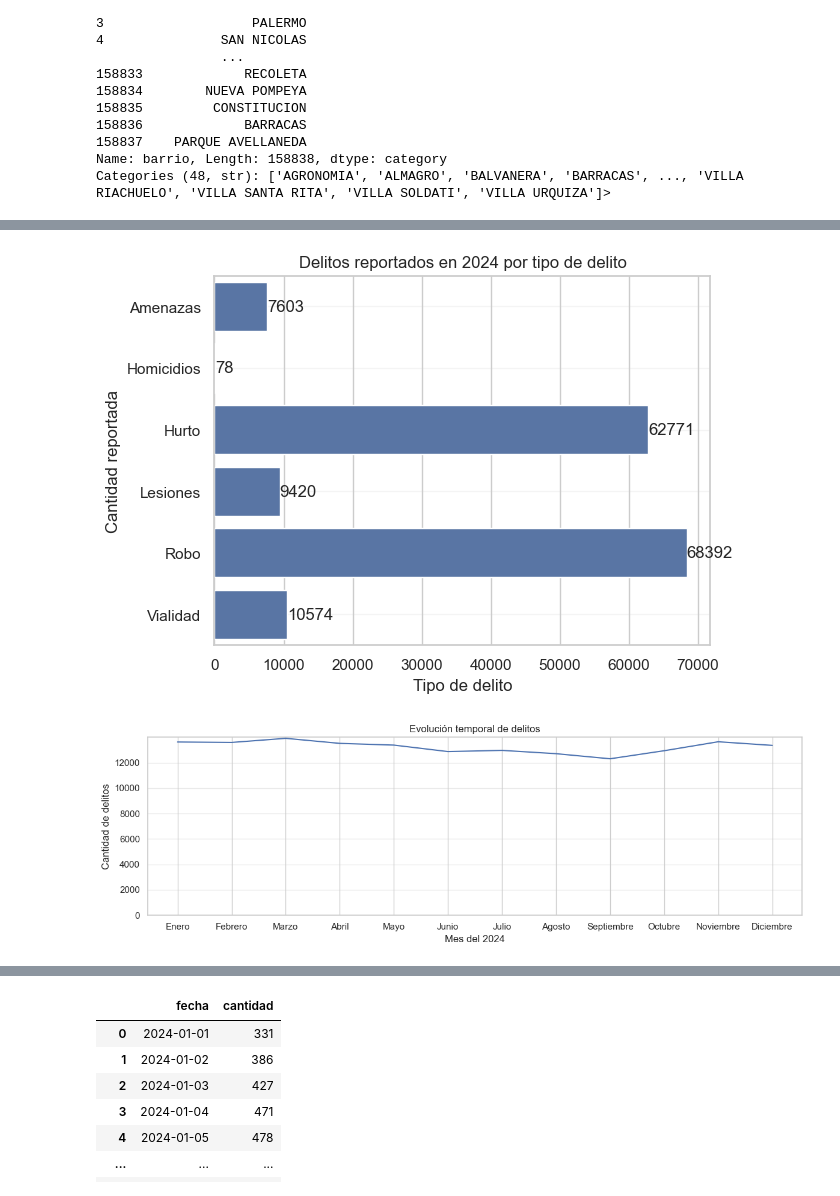
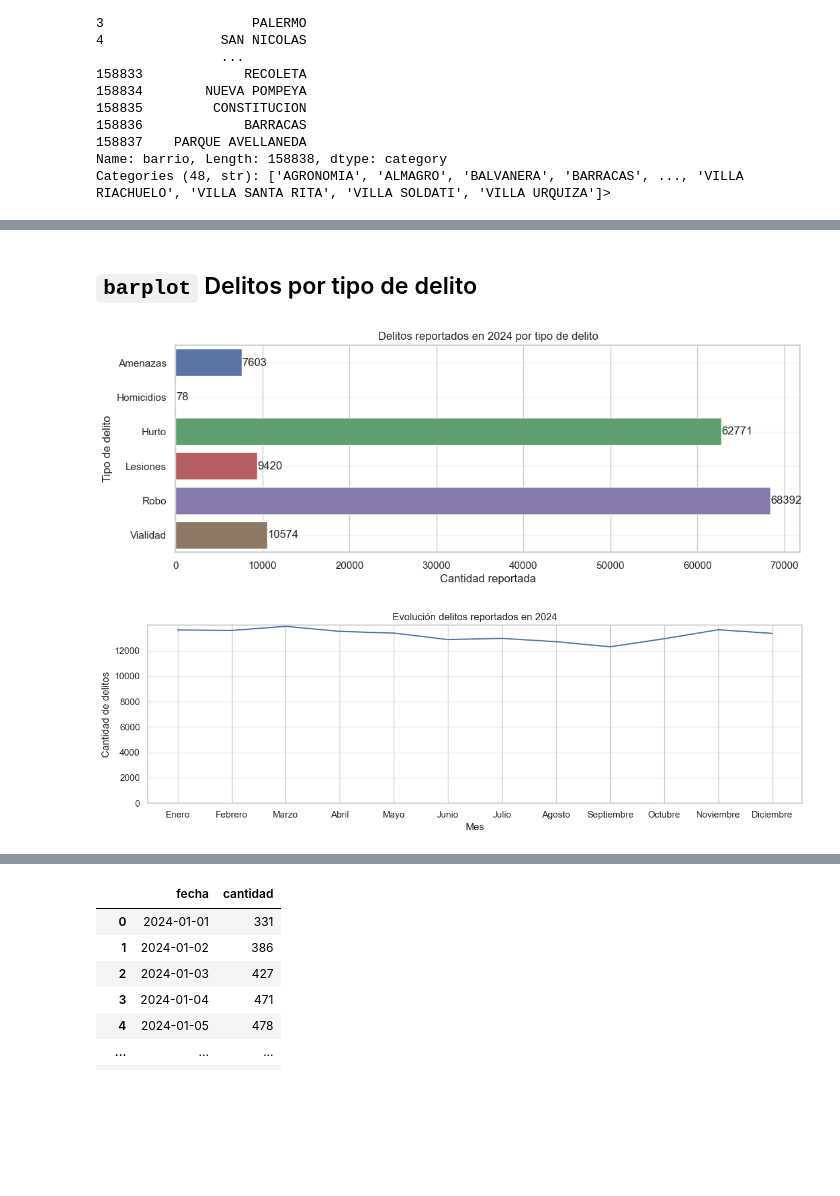
Before and after one commit to matiasobregon/diplo-ia_up_tp1, a Jupyter notebook: tp1_desarrollo.ipynb, the cells around one changed output, grey strips where cells are left out. Drawn from its saved outputs; the diff is of its cells as text; code cells hidden in the pictures; blank space fills up the shorter version.

Commit message:
Cambios en los gráficos

```diff
--- a/tp1_desarrollo.ipynb
+++ b/tp1_desarrollo.ipynb
@@ -48,6 +48,25 @@ def valores_unicos_a_df(df, columna):
     )
     resultado.columns = ['valor', 'cantidad']
     return resultado
+
+def obtener_estacion(fecha):
+    """
+    Devuelve la estación del año en base a la fecha 'fecha'
+    """
+    mes = fecha.month
+    dia = fecha.day
+
+    if (mes == 12 and dia >= 21) or mes in [1, 2] or (mes == 3 and dia <= 20):
+        return 'Verano'
+
+    elif (mes == 3 and dia >= 21) or mes in [4, 5] or (mes == 6 and dia <= 20):
+        return 'Otoño'
+
+    elif (mes == 6 and dia >= 21) or mes in [7, 8] or (mes == 9 and dia <= 20):
+        return 'Invierno'
+
+    else:
+        return 'Primavera'
 # %% [markdown]
 # Exploración de datos (DEA)
 Luego de haber cargado el dataset, hago una inspección geneal del dataframe buscando validar que sea útil para el TP.
@@ -352,0 +380,5 @@ df.sample(n=3)
+# %%
+# Creo columna semana.
+# encontré que 'isocalendar().week me devuelve el valor de la semana'
+df['semana'] = df['fecha'].dt.isocalendar().week
+df['semana'].describe() # min 1, max 52
@@ -352,0 +395,2 @@ df.sample(n=3)
+# %%
+df['estacion'] = df['fecha'].apply(obtener_estacion)
@@ -910,38 +1200,42 @@ plt.show()
+# %% [markdown]
+## `barplot` Delitos por tipo de delito
 # %%
 # Agrupar datos
 delitos_tipo = (
     df.groupby('tipo', observed=True)['cantidad']
     .sum()
     .reset_index()
 )
 
 # Figura
-#plt.figure(figsize=(12, 6))
+plt.figure(figsize=(12, 4))
 
 # Gráfico
 ax = sns.barplot(
     data=delitos_tipo,
     y='tipo',
     x='cantidad',
-    #hue='tipo',
-    #dodge=False,
-    legend=False
+    hue='tipo',
+    dodge=False,
+    #legend=True # no es necesario usar 'legend' en este gráfico
 )
 
 # Títulos y etiquetas
 plt.title('Delitos reportados en 2024 por tipo de delito')
-plt.xlabel('Tipo de delito')
-plt.ylabel('Cantidad reportada')
+plt.xlabel('Cantidad reportada')
+plt.ylabel('Tipo de delito')
 
 # Grid
 plt.grid(axis='y', alpha=0.2)
 
+# Con este bucle escribo los valores de cada barra, es útil porque 'homicidios'
+# tiene un valor de 78 mientras que el resto tiene valors de al menos 4 dígitos
 for container in ax.containers:
     ax.bar_label(container)
 
 plt.show()
 # %% [output]
-[figure, old version]
+[figure, new version]
 # %%
 delitos_mes = (
     df.groupby('mes')['cantidad']
@@ -957,8 +1251,8 @@ sns.lineplot(
     y='cantidad'
 )
 
-plt.title('Evolución temporal de delitos')
-plt.xlabel('Mes del 2024')
+plt.title('Evolución delitos reportados en 2024')
+plt.xlabel('Mes')
 plt.ylabel('Cantidad de delitos')
 plt.ylim(bottom=0)   # Inicia eje Y en 0
 plt.grid(axis='y', alpha=0.4)
@@ -966,4 +1260,4 @@ plt.tight_layout()
 
 plt.show()
 # %% [output]
-[figure, old version]
+[figure, new version]
```
Also changed, not shown: parts of 71 cells of this notebook.
